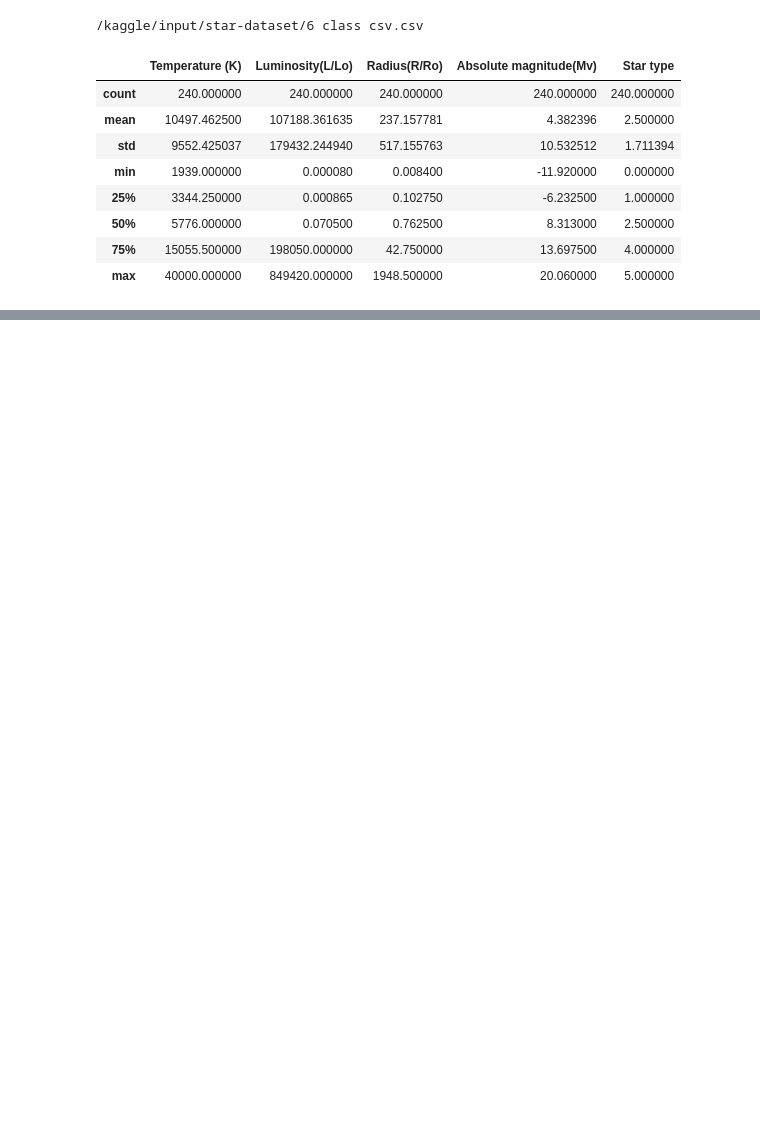
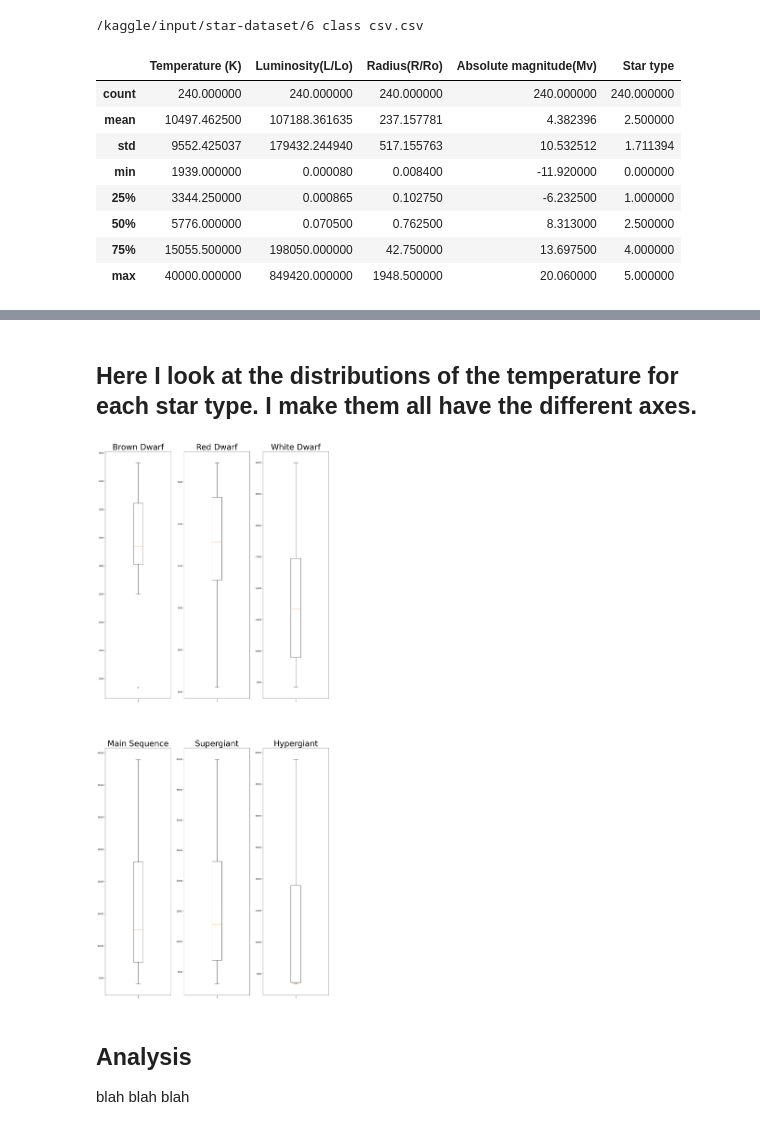
Before and after one commit to Jonathan-Serrano/ACM-Research-coding-challenge-23S, a Jupyter notebook: ACM-Research-coding-challenge-23S-Code.ipynb, the cells around one changed output, grey strips where cells are left out. Drawn from its saved outputs; the diff is of its cells as text; code cells hidden in the pictures; blank space fills up the shorter version.

```diff
--- a/ACM-Research-coding-challenge-23S-Code.ipynb
+++ b/ACM-Research-coding-challenge-23S-Code.ipynb
@@ -69,0 +82,36 @@ plt.show()
+# %% [markdown]
+## **Here I look at the distributions of the temperature for each star type. I make them all have the different axes.**
+# %%
+plt.figure(figsize=(20,50))
+
+# c = "#331c20"
+plt.subplot(2,3,1) # 2 Row, 3 Columns, index 1
+plt.boxplot(star_data[star_data["Star type"] == 0]["Temperature (K)"])
+plt.title("Brown Dwarf", fontsize = 40)
+
+plt.subplot(2,3,2,) # 2 Row, 3 Columns, index 2
+plt.boxplot(star_data[star_data["Star type"] == 1]["Temperature (K)"])
+plt.title("Red Dwarf", fontsize = 40)
+
+plt.subplot(2,3,3,) # 2 Row, 3 Columns, index 3
+plt.boxplot(star_data[star_data["Star type"] == 2]["Temperature (K)"])
+plt.title("White Dwarf", fontsize = 40)
+
+plt.subplot(2,3,4,) # 2 Row, 3 Columns, index 4
+plt.boxplot(star_data[star_data["Star type"] == 3]["Temperature (K)"])
+plt.title("Main Sequence", fontsize = 40)
+
+plt.subplot(2,3,5,) # 2 Row, 3 Columns, index 5
+plt.boxplot(star_data[star_data["Star type"] == 4]["Temperature (K)"])
+plt.title("Supergiant", fontsize = 40)
+
+plt.subplot(2,3,6,) # 2 Row, 3 Columns, index 6
+plt.boxplot(star_data[star_data["Star type"] == 5]["Temperature (K)"])
+plt.title("Hypergiant", fontsize = 40)
+
+plt.show()
+# %% [output]
+[figure, added]
+# %% [markdown]
+## Analysis
+blah blah blah
```
Also changed, not shown: parts of 3 cells of this notebook.
